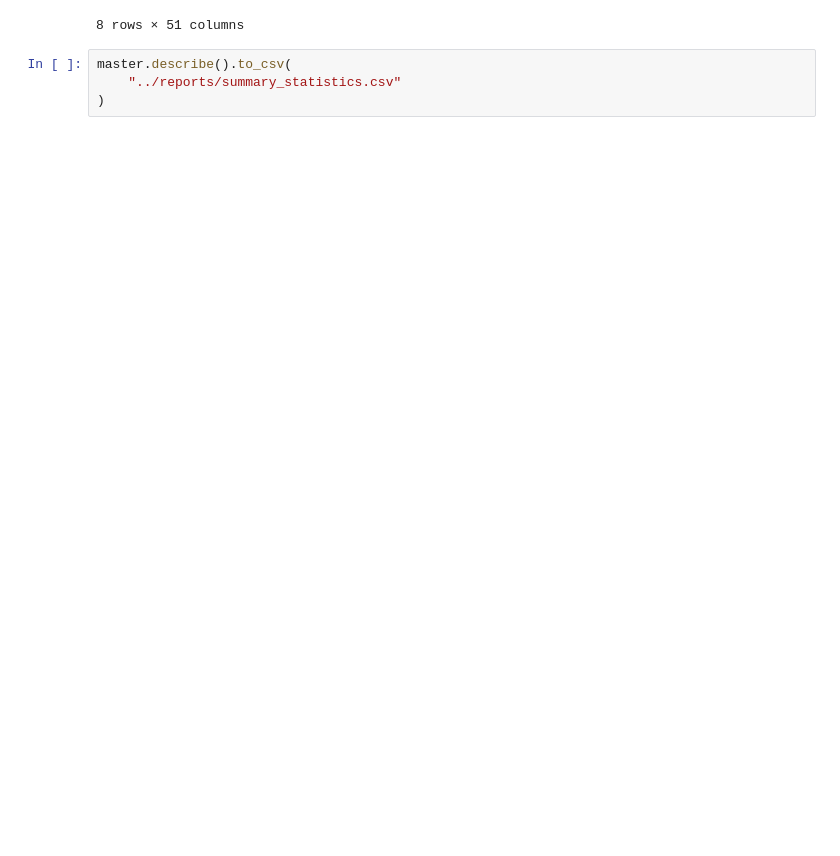
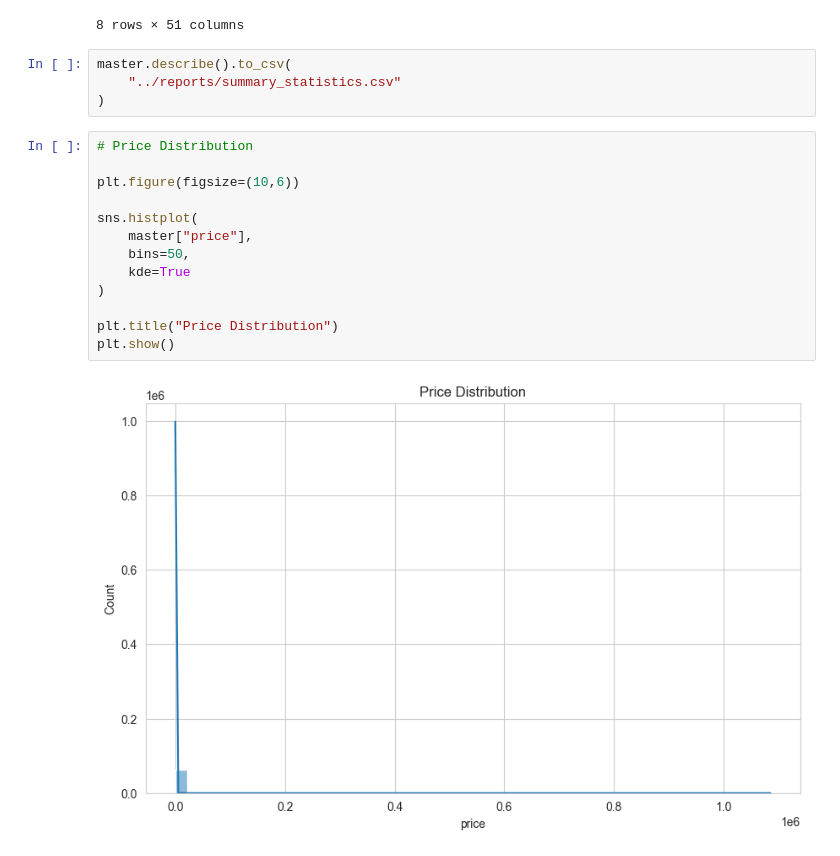
Before and after one commit to FathimaNafra/airbnb-data-engineering-project, a Jupyter notebook: notebooks/eda.ipynb, the cells around one changed output. Saved outputs shown, nothing was run; the diff lists cells and outputs as text; blank space fills up the shorter version.

Commit message:
Analyze overall price distribution

```diff
--- a/notebooks/eda.ipynb
+++ b/notebooks/eda.ipynb
@@ -38,3 +38,18 @@ master.describe()
 master.describe().to_csv(
     "../reports/summary_statistics.csv"
 )
+# %%
+# Price Distribution
+
+plt.figure(figsize=(10,6))
+
+sns.histplot(
+    master["price"],
+    bins=50,
+    kde=True
+)
+
+plt.title("Price Distribution")
+plt.show()
+# %% [output]
+[figure, added]
```
Also changed, not shown: parts of 1 cell of this notebook.
